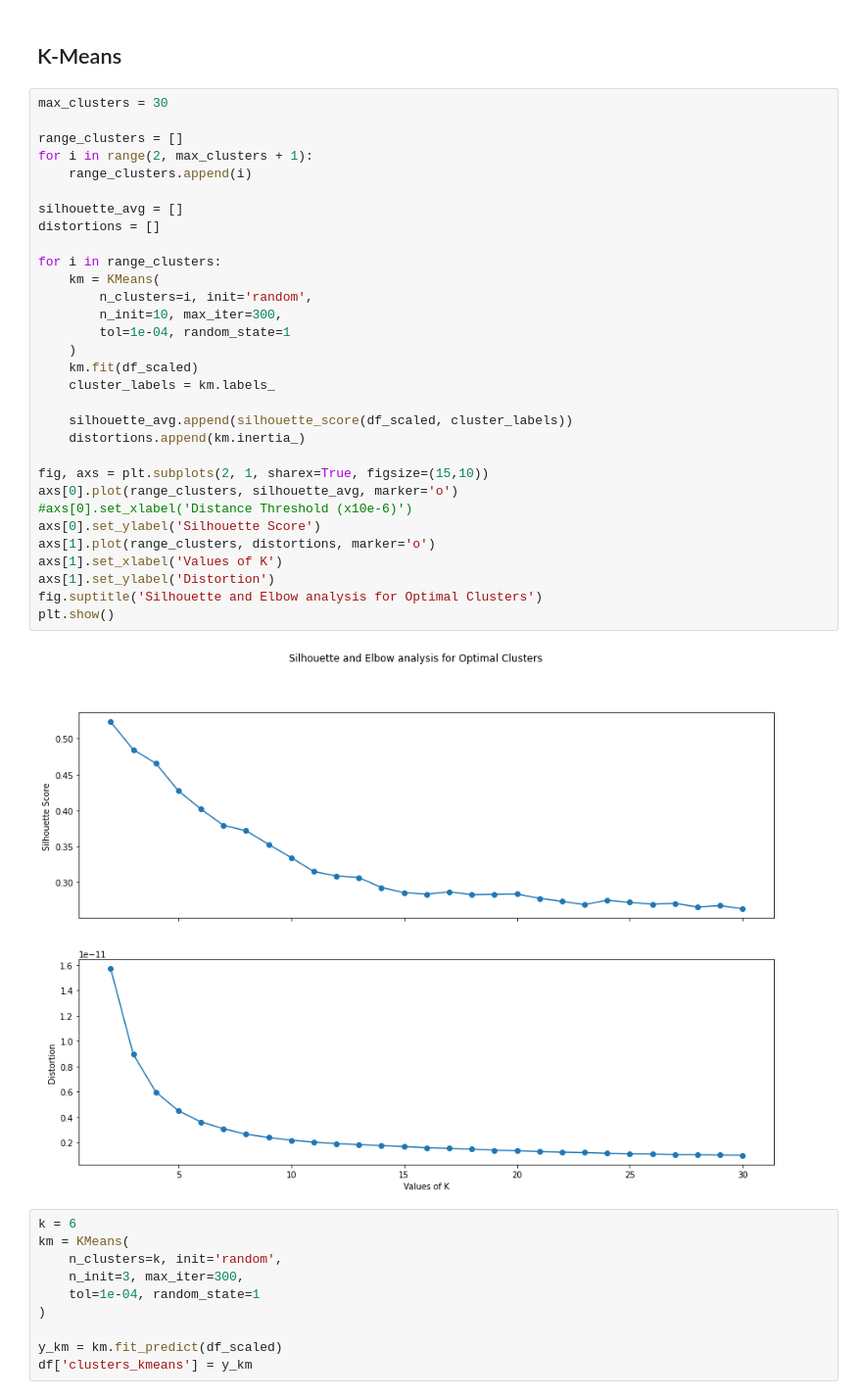
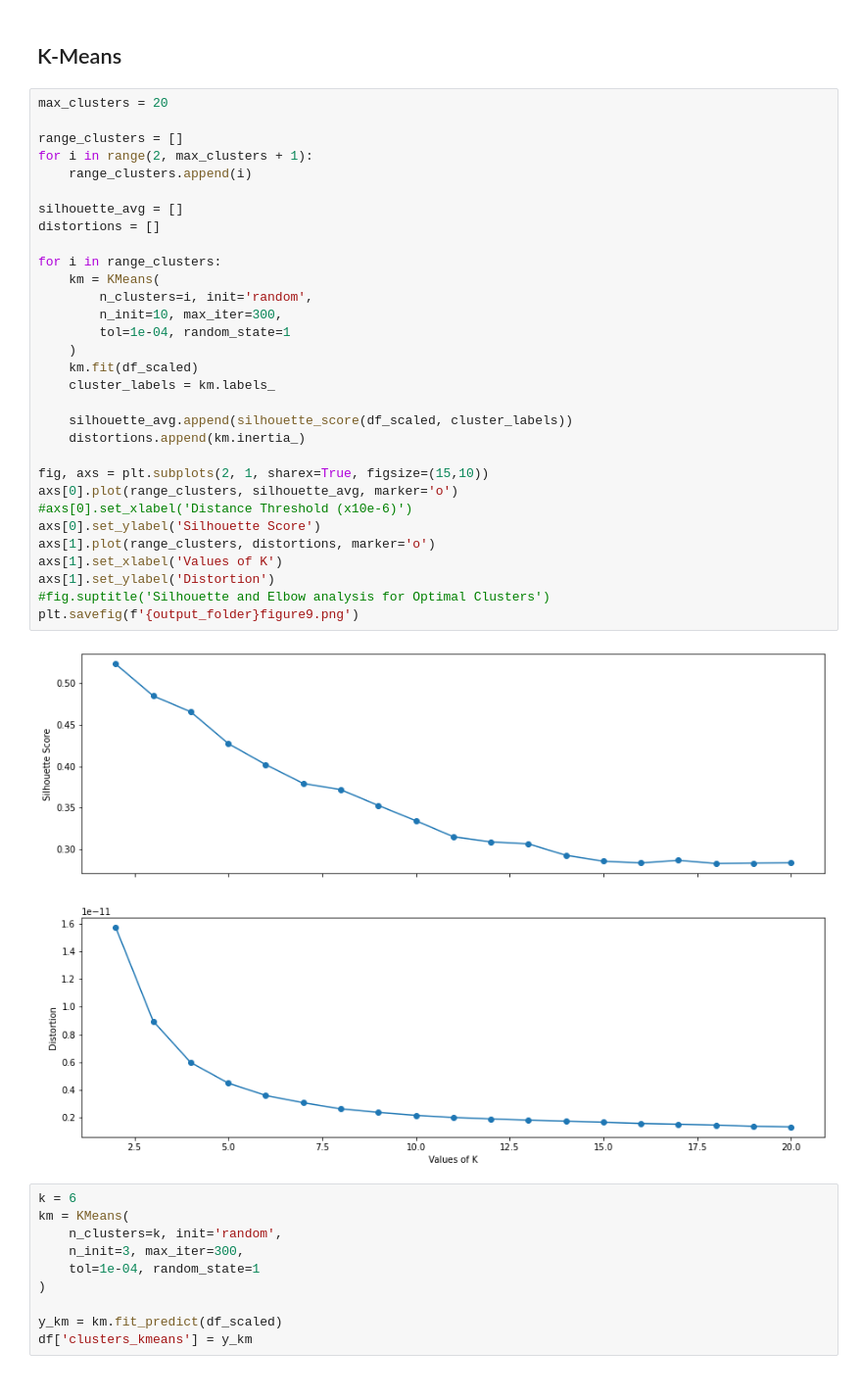
Before and after one commit to sskett/cosc301, a Jupyter notebook: clustering.ipynb, the cells around one changed output. Shown at 98% size. Saved outputs shown, nothing was run; the diff lists cells and outputs as text.

Commit message:
finalised clustering, dens plots and route_finder.ipynb for writeup

```diff
--- a/clustering.ipynb
+++ b/clustering.ipynb
@@ -78,38 +87,38 @@ df_scaled = pd.DataFrame(df_scaled, columns=df.columns).drop(['gameId', 'playId'
 # %% [markdown]
 ## K-Means
 # %%
-max_clusters = 30
+max_clusters = 20
 
 range_clusters = []
 for i in range(2, max_clusters + 1):
     range_clusters.append(i)
 
 silhouette_avg = []
 distortions = []
 
 for i in range_clusters:
     km = KMeans(
         n_clusters=i, init='random',
         n_init=10, max_iter=300,
         tol=1e-04, random_state=1
     )
     km.fit(df_scaled)
     cluster_labels = km.labels_
 
     silhouette_avg.append(silhouette_score(df_scaled, cluster_labels))
     distortions.append(km.inertia_)
 
 fig, axs = plt.subplots(2, 1, sharex=True, figsize=(15,10))
 axs[0].plot(range_clusters, silhouette_avg, marker='o')
 #axs[0].set_xlabel('Distance Threshold (x10e-6)')
 axs[0].set_ylabel('Silhouette Score')
 axs[1].plot(range_clusters, distortions, marker='o')
 axs[1].set_xlabel('Values of K')
 axs[1].set_ylabel('Distortion')
-fig.suptitle('Silhouette and Elbow analysis for Optimal Clusters')
-plt.show()
+#fig.suptitle('Silhouette and Elbow analysis for Optimal Clusters')
+plt.savefig(f'{output_folder}figure9.png')
 # %% [output]
-[figure, old version]
+[figure, new version]
 # %%
 k = 6
 km = KMeans(
```
Also changed, not shown: parts of 20 cells of this notebook, 2 other files.
